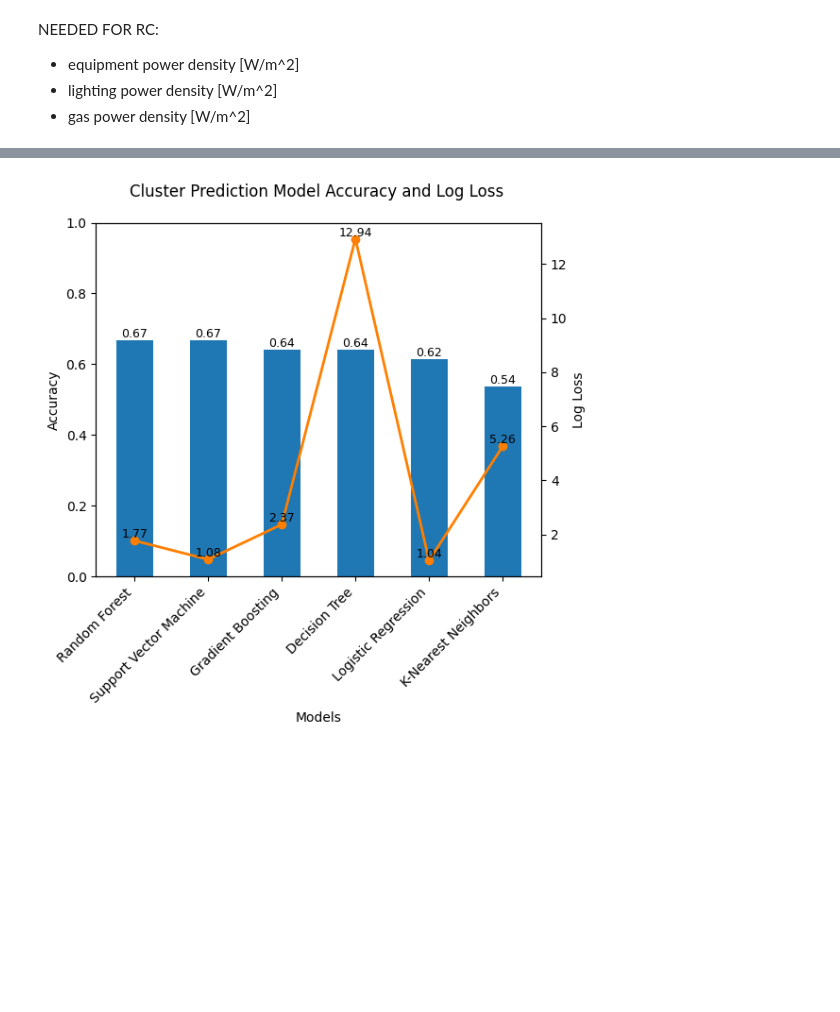
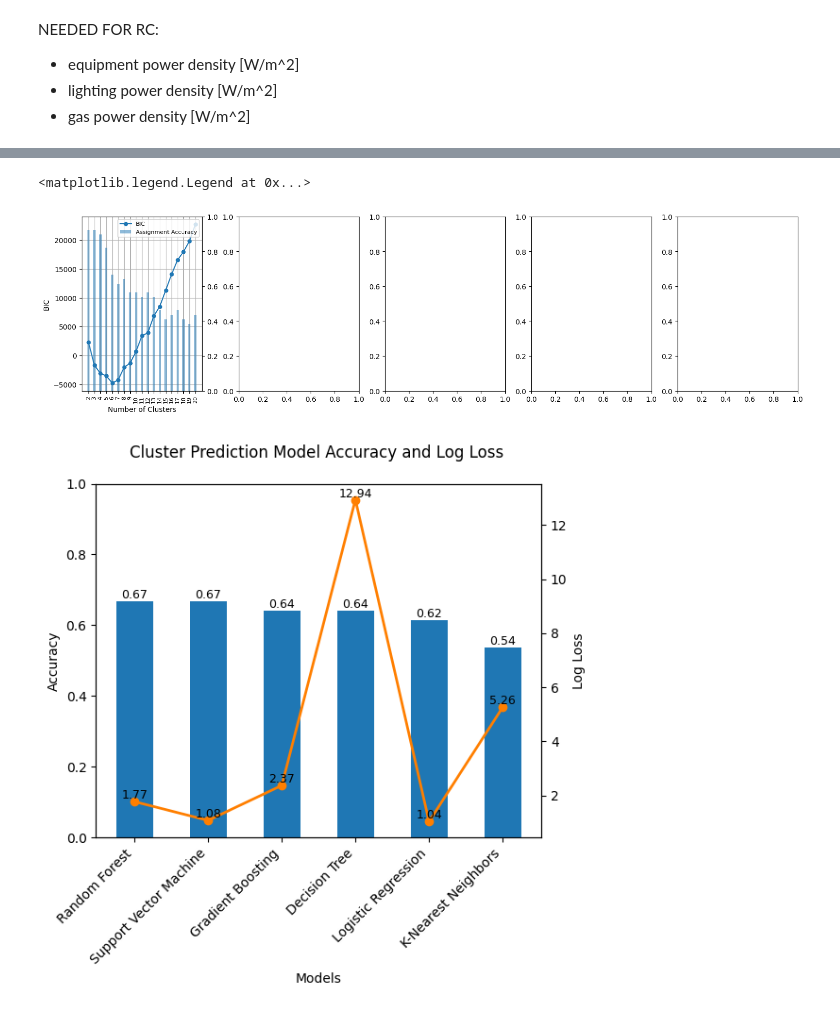
Before and after one commit to Chengxuan-Li/USBuildingArchetypes, a Jupyter notebook: workflow/clustering/250517_fixing.ipynb, the cells around one changed output, grey strips where cells are left out. Saved outputs shown, nothing was run; the diff lists cells and outputs as text; code cells hidden in the pictures; blank space fills up the shorter version.

Commit message:
Cluster subset auto plot twinx

```diff
--- a/workflow/clustering/250517_fixing.ipynb
+++ b/workflow/clustering/250517_fixing.ipynb
@@ -54,3 +78,27 @@ da, metrics = cluster_subset(categorical_columns, continuous_columns, subset_cri
+# %%
+fig, axes = plt.subplots(1, 5, figsize=(15, 4), layout='constrained')
+bics = [m.BIC for m in metrics]
+bmax = np.max(bics)
+bmin = np.min(bics)
+axpos=0
+interval=np.arange(2, 21)
+axes[axpos].plot(interval, bics, marker='o', markersize=5, label='BIC')
+axes[axpos].set_xticks(interval, interval)
+axes[axpos].set_xticklabels(interval, rotation=90, fontsize=8)
+axes[axpos].set_ylabel('BIC')
+axes[axpos].set_xlabel('Number of Clusters')
+axes[axpos].grid(True)
+bg = (bmax - bmin) * 0.01
+from clustering import evaluate_mls
+axtwin = axes[axpos].twinx()
+axtwin.bar(interval, [evaluate_mls(m, da.index, plot=False)[0]['Accuracy'].max() for m in metrics], .4, alpha=0.5, label='Assignment Accuracy')
+axtwin.set_ylim(0, 1)
+handles, labels = axes[axpos].get_legend_handles_labels()
+handles2, labels2 = axtwin.get_legend_handles_labels()
+axes[axpos].legend(handles + handles2, labels + labels2, loc='upper right', prop={'size': 8})
+# %% [output]
+<matplotlib.legend.Legend at 0x...>
+[figure, added]
 # %%
 from clustering import evaluate_mls
 # %%
```
Also changed, not shown: parts of 2 cells of this notebook, 1 other file.
